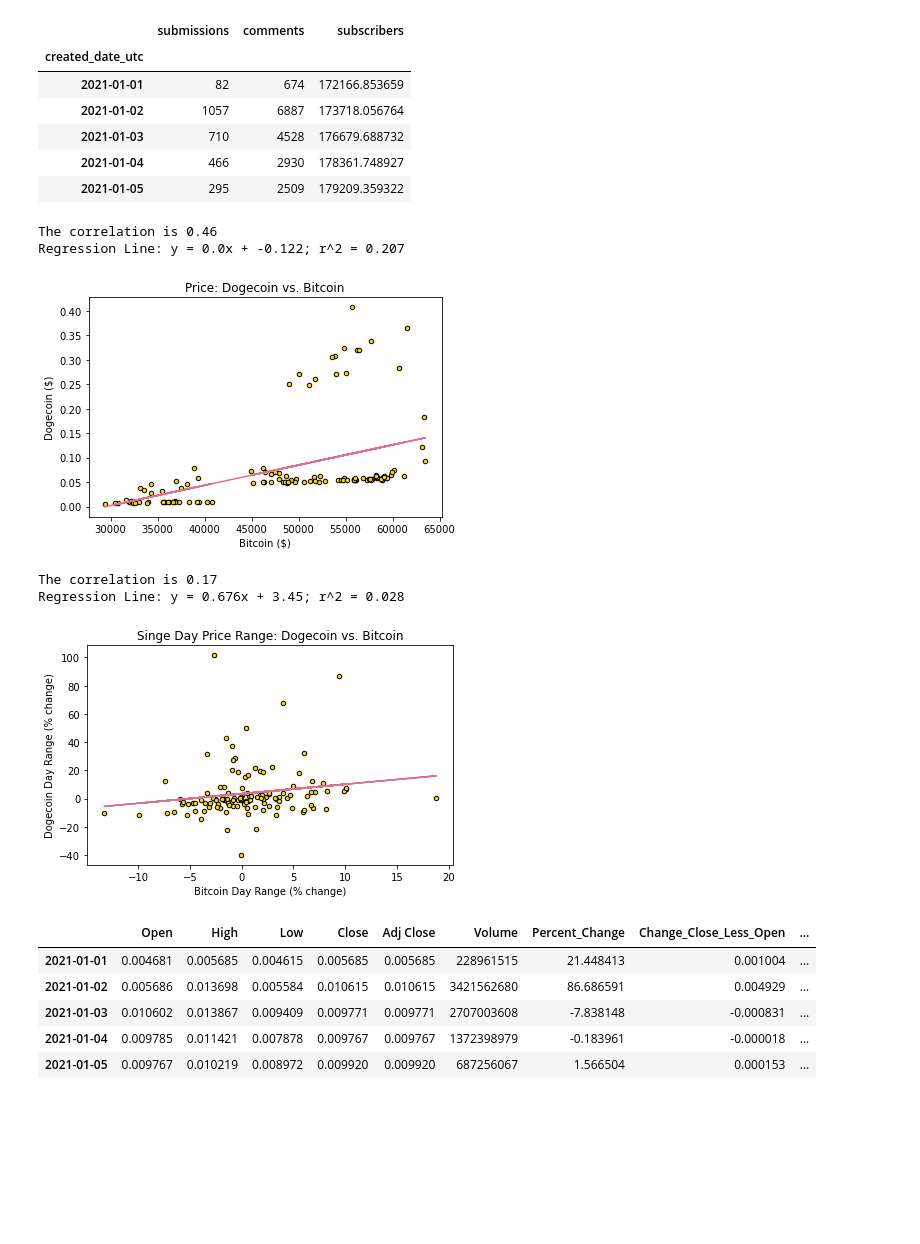
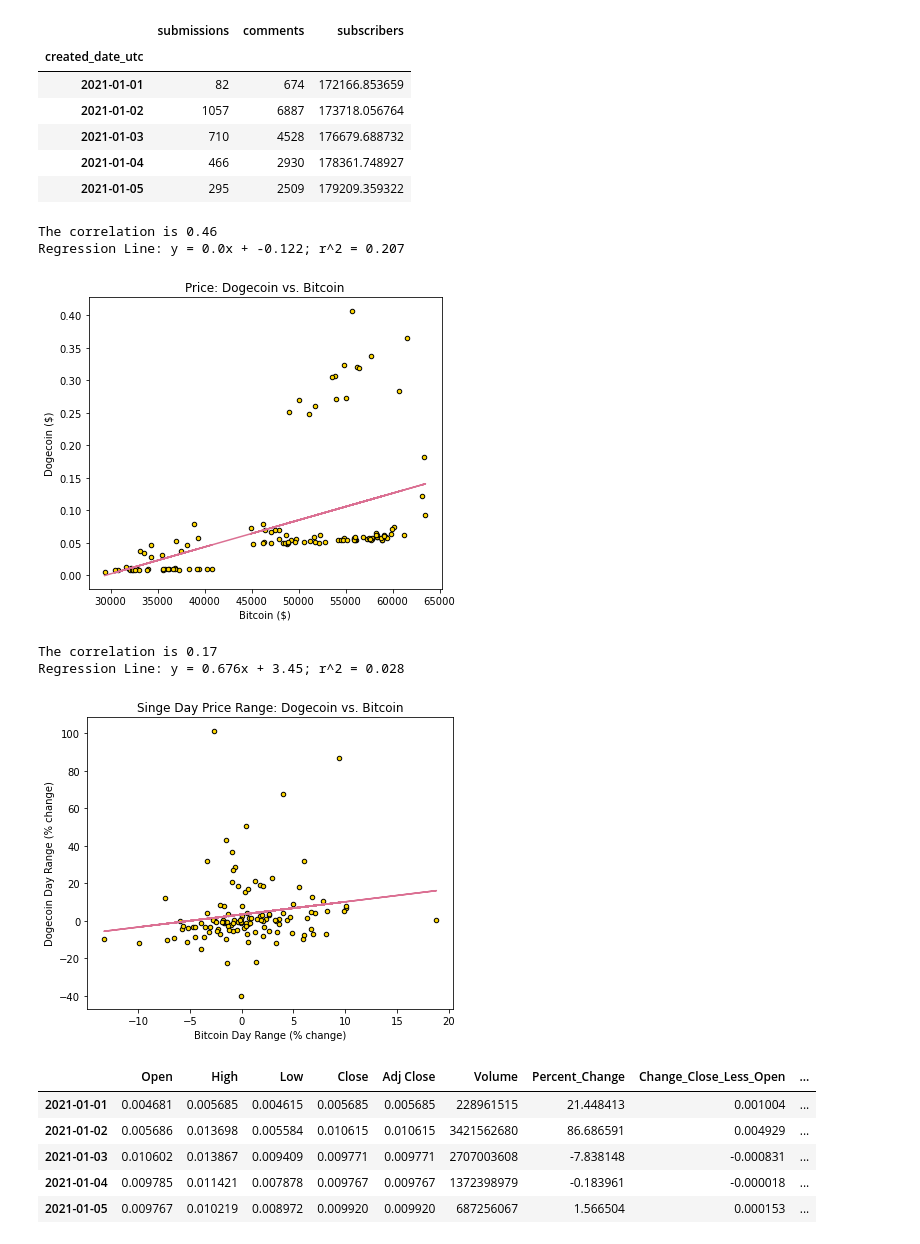
Before and after one commit to Crypto-Crustaceans/project1, a Jupyter notebook: Dogecoin.ipynb, the cells around one changed output. Drawn from its saved outputs; the diff is of its cells as text; code cells hidden in the pictures; blank space fills up the shorter version.

```diff
--- a/Dogecoin.ipynb
+++ b/Dogecoin.ipynb
@@ -141,37 +141,39 @@ regress_values = btc * slope + intercept
 regress_eq = (f'y = {str(round(slope, 3))}x + {str(round(intercept, 3))}; r^2 = {round(rvalue**2,3)}')
 
 # format plot
-fig, ax = plt.subplots()
+fig, ax = plt.subplots(figsize=(6,5))
 df_combined_prices.plot(kind='scatter',
                  ax=ax,
                  x='Close_btc',
                  y='Close_doge',
                  c='gold',
                  marker='o',
                  edgecolor='black'
                 )
 
 # plot trend linear regression line and annotate
 
 ax.plot(btc, regress_values, c='palevioletred')
 
 ax.set(title='Price: Dogecoin vs. Bitcoin',
        xlabel = 'Bitcoin ($)',
        ylabel = 'Dogecoin ($)'
        )
 
 fig.tight_layout();
 
 # calculate and print the correlation
 
 correlation = st.pearsonr(btc, doge)
 
 print(f'''The correlation is {round(correlation[0], 2)}
 Regression Line: {regress_eq}''')
+
+plt.savefig('doge_vs_btc_price.png', facecolor='white', transparent=False)
 # %% [output]
 The correlation is 0.46
 Regression Line: y = 0.0x + -0.122; r^2 = 0.207
-[figure, old version]
+[figure, new version]
 # %%
 import scipy.stats as st
 
@@ -187,7 +189,7 @@ regress_values = btc * slope + intercept
 regress_eq = (f'y = {str(round(slope, 3))}x + {str(round(intercept, 3))}; r^2 = {round(rvalue**2,3)}')
 
 # format plot
-fig, ax = plt.subplots()
+fig, ax = plt.subplots(figsize=(6,5))
 df_combined_prices.plot(kind='scatter',
                              ax=ax,
                              x='Percent_Change_btc',
@@ -214,10 +216,12 @@ correlation = st.pearsonr(btc, doge)
 
 print(f'''The correlation is {round(correlation[0], 2)}
 Regression Line: {regress_eq}''')
+
+plt.savefig('doge_vs_btc_price_change.png', facecolor='white', transparent=False)
 # %% [output]
 The correlation is 0.17
 Regression Line: y = 0.676x + 3.45; r^2 = 0.028
-[figure, old version]
+[figure, new version]
 # %%
 df_doge_price_reddit = df_doge.join(df_reddit_doge_summary, how='inner')
 
```
Also changed, not shown: parts of 19 cells of this notebook.
